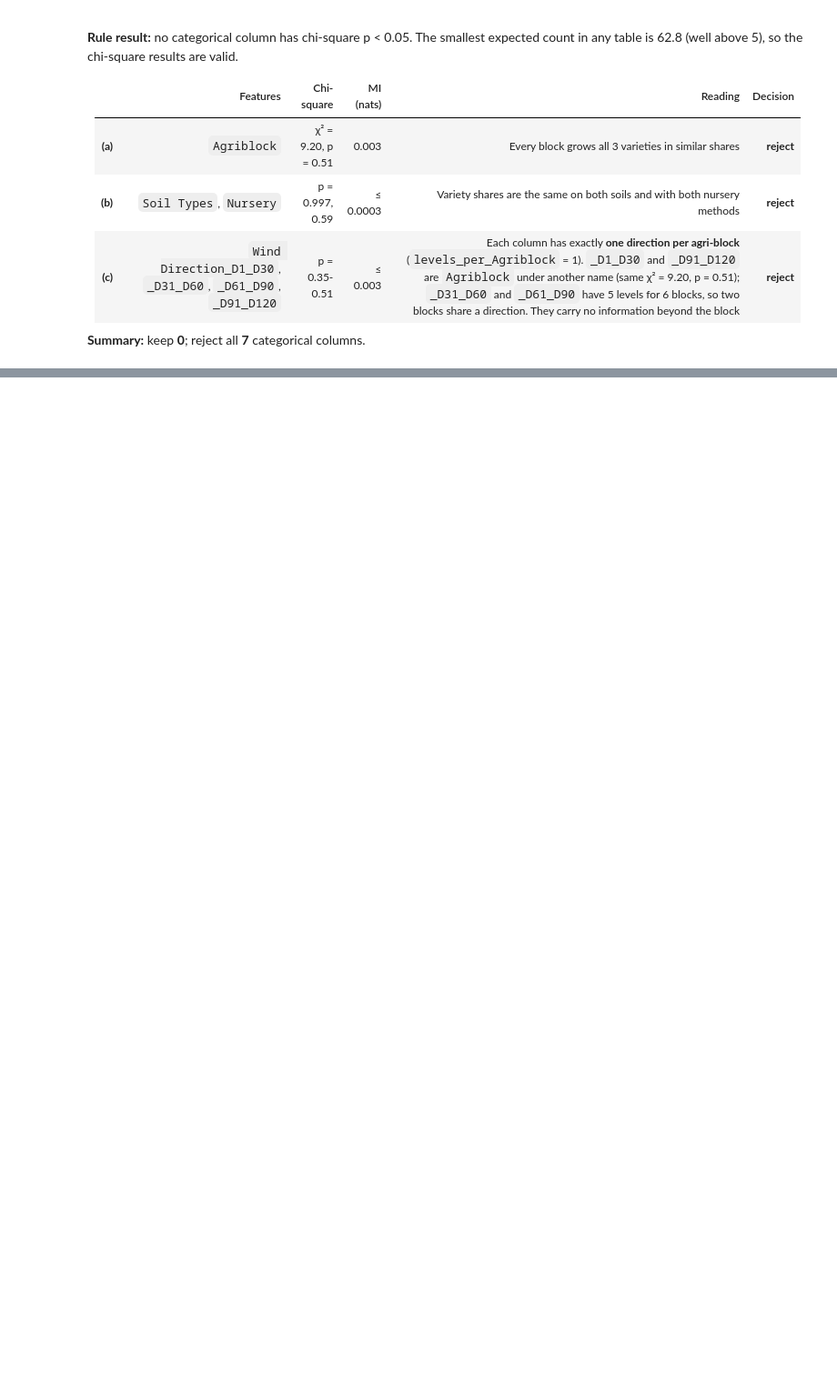
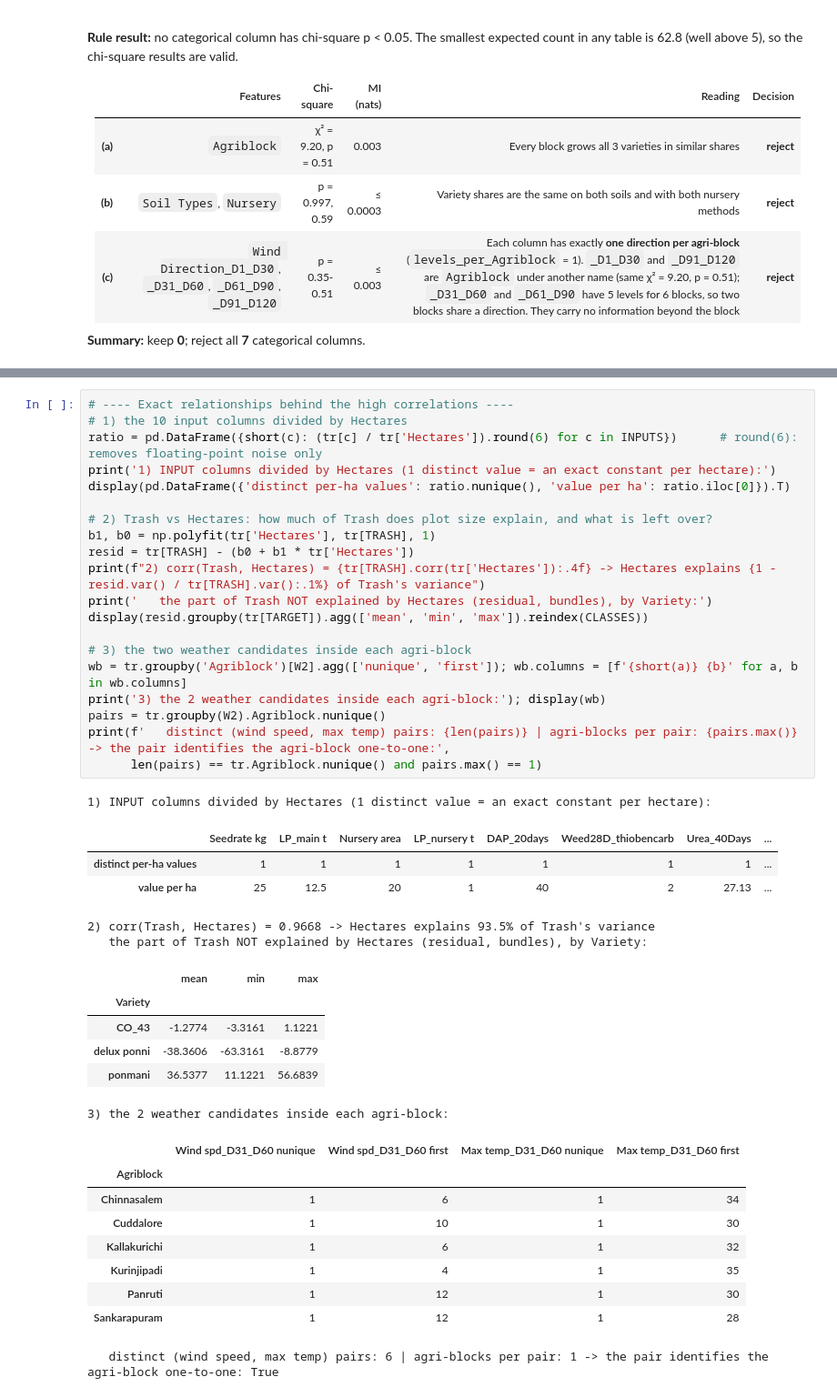
Before and after one commit to phattanaratjeedjeen-sudo/paddy, a Jupyter notebook: src/HW02_6810.ipynb, the cells around one changed output, grey strips where cells are left out. Shown at 91% size. Cells and saved outputs as stored; diff of their text form; blank space fills up the shorter version.

```diff
--- a/src/HW02_6810.ipynb
+++ b/src/HW02_6810.ipynb
@@ -736,0 +779,42 @@ display(cat_tab)
+# %%
+# ---- Exact relationships behind the high correlations ----
+# 1) the 10 input columns divided by Hectares
+ratio = pd.DataFrame({short(c): (tr[c] / tr['Hectares']).round(6) for c in INPUTS})      # round(6): removes floating-point noise only
+print('1) INPUT columns divided by Hectares (1 distinct value = an exact constant per hectare):')
+display(pd.DataFrame({'distinct per-ha values': ratio.nunique(), 'value per ha': ratio.iloc[0]}).T)
+
+# 2) Trash vs Hectares: how much of Trash does plot size explain, and what is left over?
+b1, b0 = np.polyfit(tr['Hectares'], tr[TRASH], 1)
+resid = tr[TRASH] - (b0 + b1 * tr['Hectares'])
+print(f"2) corr(Trash, Hectares) = {tr[TRASH].corr(tr['Hectares']):.4f} -> Hectares explains {1 - resid.var() / tr[TRASH].var():.1%} of Trash's variance")
+print('   the part of Trash NOT explained by Hectares (residual, bundles), by Variety:')
+display(resid.groupby(tr[TARGET]).agg(['mean', 'min', 'max']).reindex(CLASSES))
+
+# 3) the two weather candidates inside each agri-block
+wb = tr.groupby('Agriblock')[W2].agg(['nunique', 'first']); wb.columns = [f'{short(a)} {b}' for a, b in wb.columns]
+print('3) the 2 weather candidates inside each agri-block:'); display(wb)
+pairs = tr.groupby(W2).Agriblock.nunique()
+print(f'   distinct (wind speed, max temp) pairs: {len(pairs)} | agri-blocks per pair: {pairs.max()} -> the pair identifies the agri-block one-to-one:',
+      len(pairs) == tr.Agriblock.nunique() and pairs.max() == 1)
+# %% [output]
+1) INPUT columns divided by Hectares (1 distinct value = an exact constant per hectare):
+|  | Seedrate kg | LP_main t | Nursery area | LP_nursery t | DAP_20days | Weed28D_thiobencarb | Urea_40Days | ... |
+| distinct per-ha values | 1 | 1 | 1 | 1 | 1 | 1 | 1 | ... |
+| value per ha | 25 | 12.5 | 20 | 1 | 40 | 2 | 27.13 | ... |
+2) corr(Trash, Hectares) = 0.9668 -> Hectares explains 93.5% of Trash's variance
+   the part of Trash NOT explained by Hectares (residual, bundles), by Variety:
+|  | mean | min | max |
+| Variety |  |  |  |
+| CO_43 | -1.2774 | -3.3161 | 1.1221 |
+| delux ponni | -38.3606 | -63.3161 | -8.8779 |
+| ponmani | 36.5377 | 11.1221 | 56.6839 |
+3) the 2 weather candidates inside each agri-block:
+|  | Wind spd_D31_D60 nunique | Wind spd_D31_D60 first | Max temp_D31_D60 nunique | Max temp_D31_D60 first |
+| Agriblock |  |  |  |  |
+| Chinnasalem | 1 | 6 | 1 | 34 |
+| Cuddalore | 1 | 10 | 1 | 30 |
+| Kallakurichi | 1 | 6 | 1 | 32 |
+| Kurinjipadi | 1 | 4 | 1 | 35 |
+| Panruti | 1 | 12 | 1 | 30 |
+| Sankarapuram | 1 | 12 | 1 | 28 |
+   distinct (wind speed, max temp) pairs: 6 | agri-blocks per pair: 1 -> the pair identifies the agri-block one-to-one: True
```
Also changed, not shown: parts of 4 cells of this notebook.
